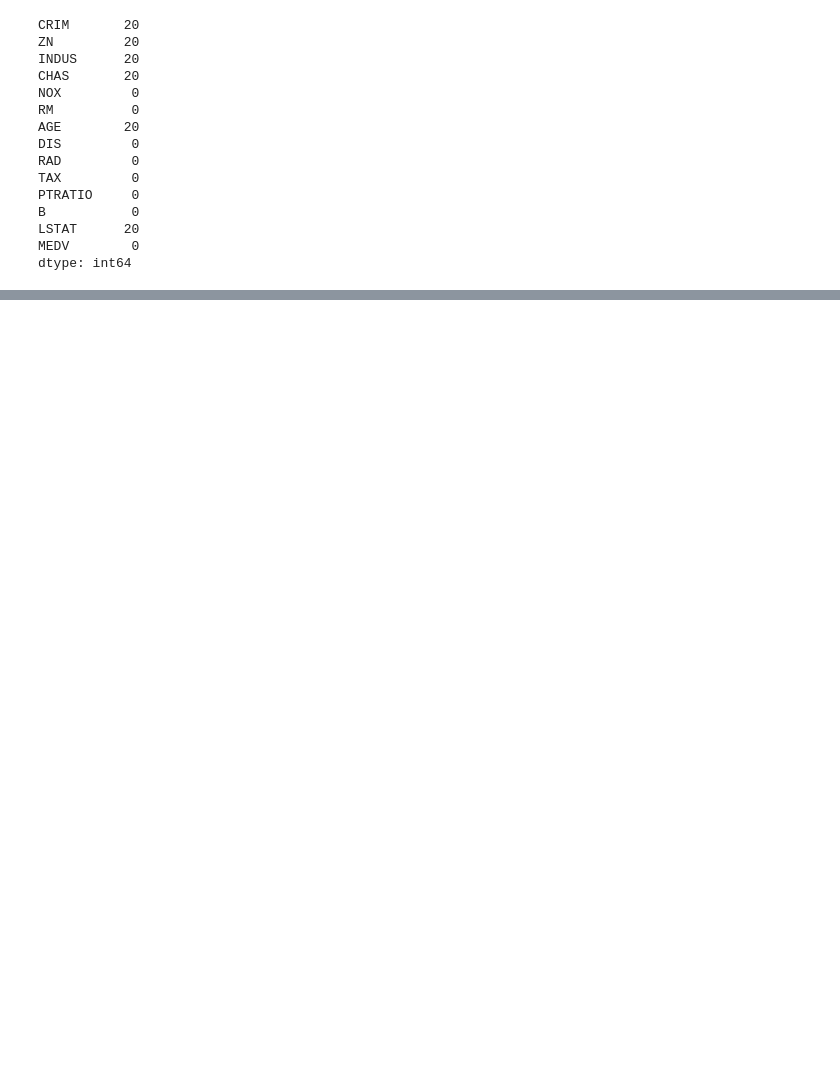
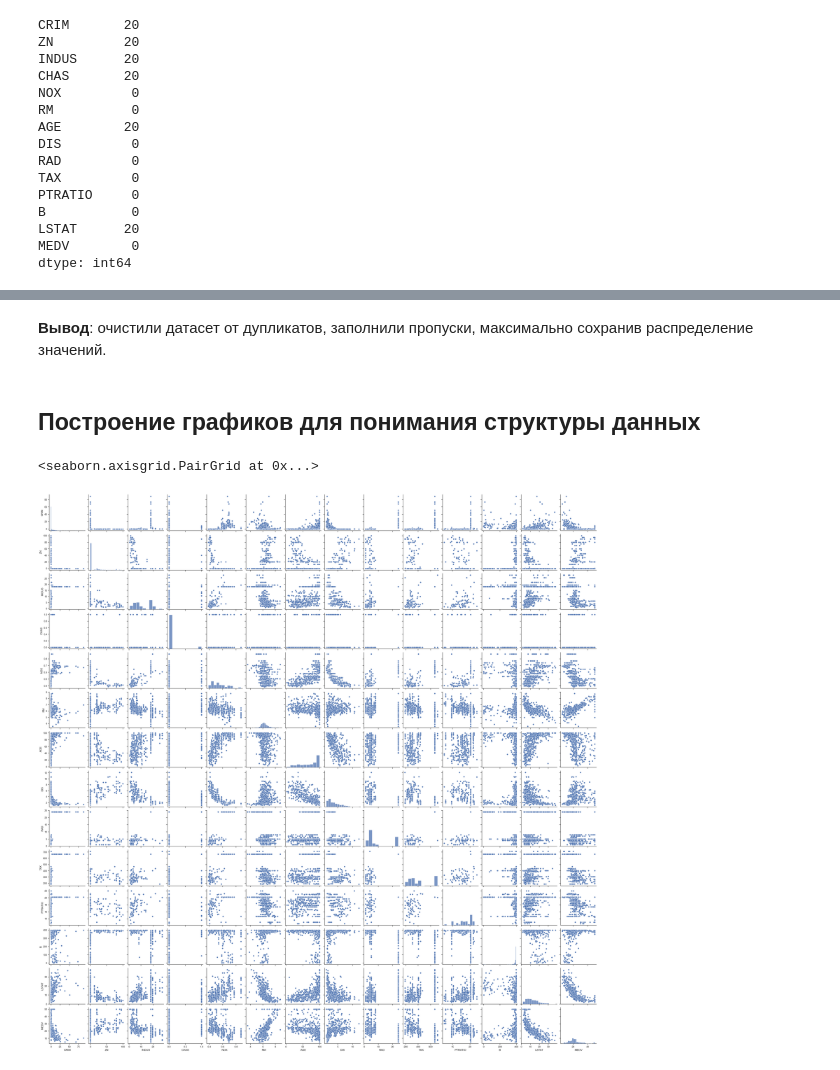
Before and after one commit to pluxaaa/MLT, a Jupyter notebook: NIR/NIR.ipynb, the cells around one changed output, grey strips where cells are left out. Saved outputs shown, nothing was run; the diff lists cells and outputs as text; code cells hidden in the pictures; blank space fills up the shorter version.

```diff
--- a/NIR/NIR.ipynb
+++ b/NIR/NIR.ipynb
@@ -292,0 +198,9 @@ r2_score: 0.7666468574518857
+# %% [markdown]
+**Вывод**: очистили датасет от дупликатов, заполнили пропуски, максимально сохранив распределение значений.
+# %% [markdown]
+## Построение графиков для понимания структуры данных
+# %%
+sns.pairplot(data_imputed)
+# %% [output]
+<seaborn.axisgrid.PairGrid at 0x...>
+[figure, added]
```
Also changed, not shown: parts of 69 cells of this notebook, 6 other files.
